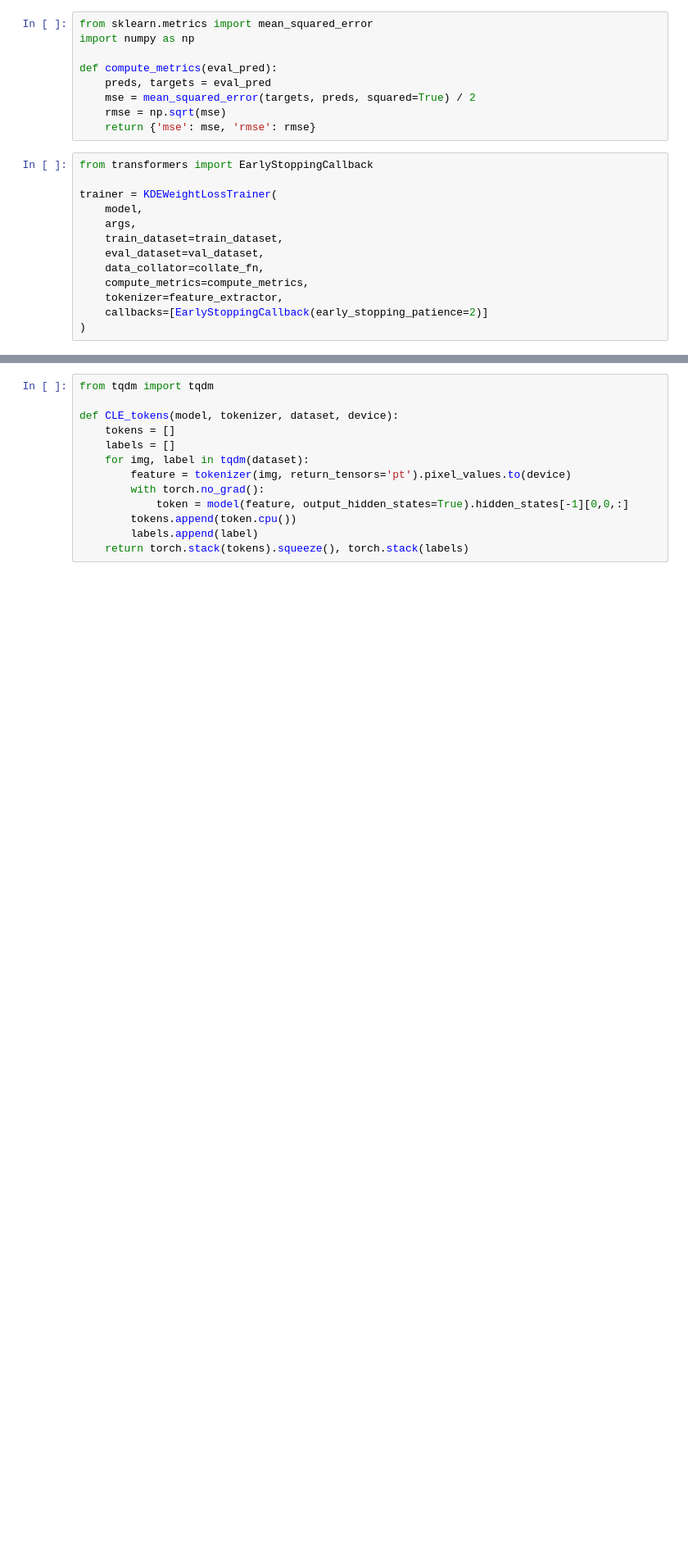
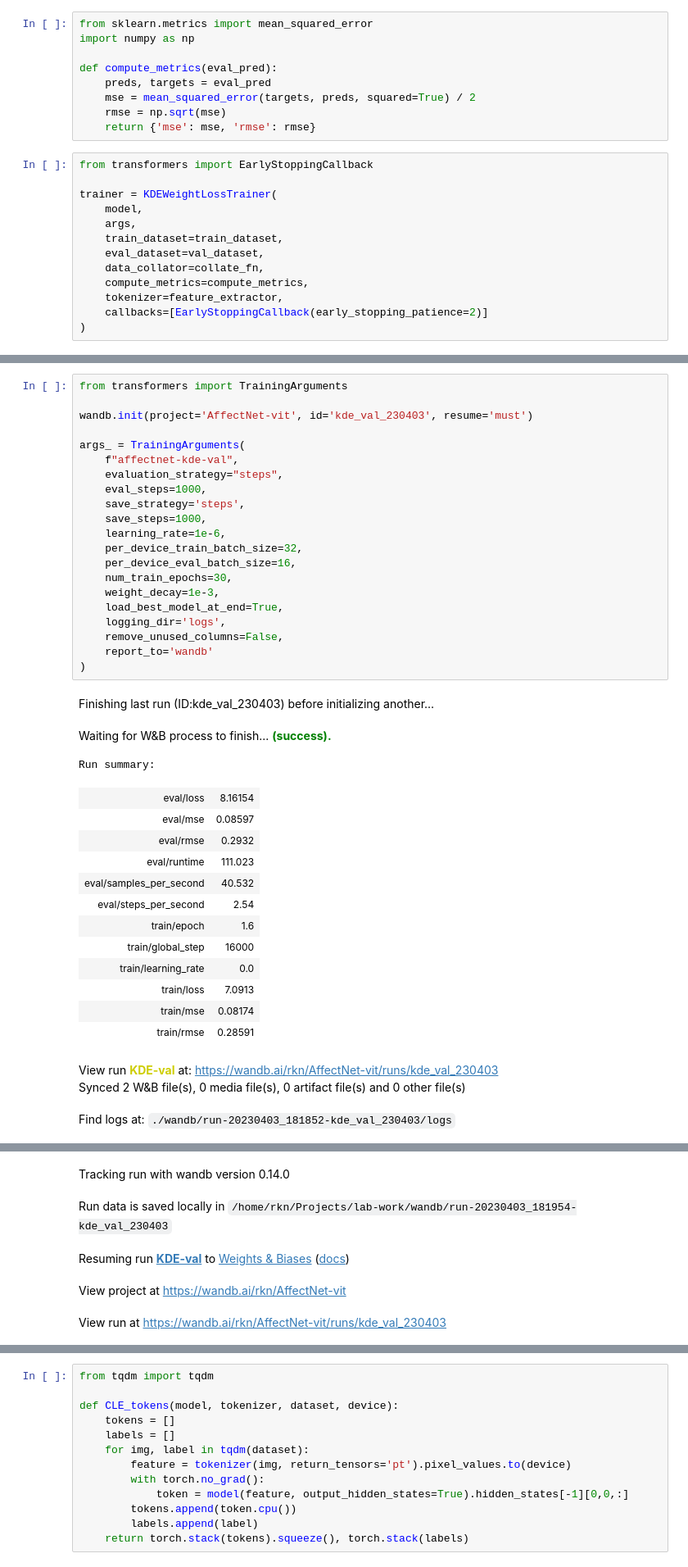
Before and after one commit to HoriiLabWork/lab-work, a Jupyter notebook: affectnet_vit_kde_val.ipynb, the cells around one changed output, grey strips where cells are left out. Shown at 82% size. Drawn from its saved outputs; the diff is of its cells as text; blank space fills up the shorter version.

```diff
--- a/affectnet_vit_kde_val.ipynb
+++ b/affectnet_vit_kde_val.ipynb
@@ -226,0 +252,40 @@ trainer.train()
+# %%
+from transformers import TrainingArguments
+
+wandb.init(project='AffectNet-vit', id='kde_val_230403', resume='must')
+
+args_ = TrainingArguments(
+    f"affectnet-kde-val",
+    evaluation_strategy="steps",
+    eval_steps=1000,
+    save_strategy='steps',
+    save_steps=1000,
+    learning_rate=1e-6,
+    per_device_train_batch_size=32,
+    per_device_eval_batch_size=16,
+    num_train_epochs=30,
+    weight_decay=1e-3,
+    load_best_model_at_end=True,
+    logging_dir='logs',
+    remove_unused_columns=False,
+    report_to='wandb'
+)
+# %% [output]
+Finishing last run (ID:kde_val_230403) before initializing another...
+Waiting for W&B process to finish... (success).
+Run summary:
+| eval/loss | 8.16154 |
+| eval/mse | 0.08597 |
+| eval/rmse | 0.2932 |
+| eval/runtime | 111.023 |
+| eval/samples_per_second | 40.532 |
+| eval/steps_per_second | 2.54 |
+| train/epoch | 1.6 |
+| train/global_step | 16000 |
+| train/learning_rate | 0.0 |
+| train/loss | 7.0913 |
+| train/mse | 0.08174 |
+| train/rmse | 0.28591 |
+View run KDE-val at: https://wandb.ai/rkn/AffectNet-vit/runs/kde_val_230403
+Synced 2 W&B file(s), 0 media file(s), 0 artifact file(s) and 0 other file(s)
+Find logs at: ./wandb/run-20230403_181852-kde_val_230403/logs
@@ -226,0 +293,5 @@ trainer.train()
+Tracking run with wandb version 0.14.0
+Run data is saved locally in /home/rkn/Projects/lab-work/wandb/run-20230403_181954-kde_val_230403
+Resuming run KDE-val to Weights & Biases (docs)
+View project at https://wandb.ai/rkn/AffectNet-vit
+View run at https://wandb.ai/rkn/AffectNet-vit/runs/kde_val_230403
```
Also changed, not shown: parts of 14 cells of this notebook.
